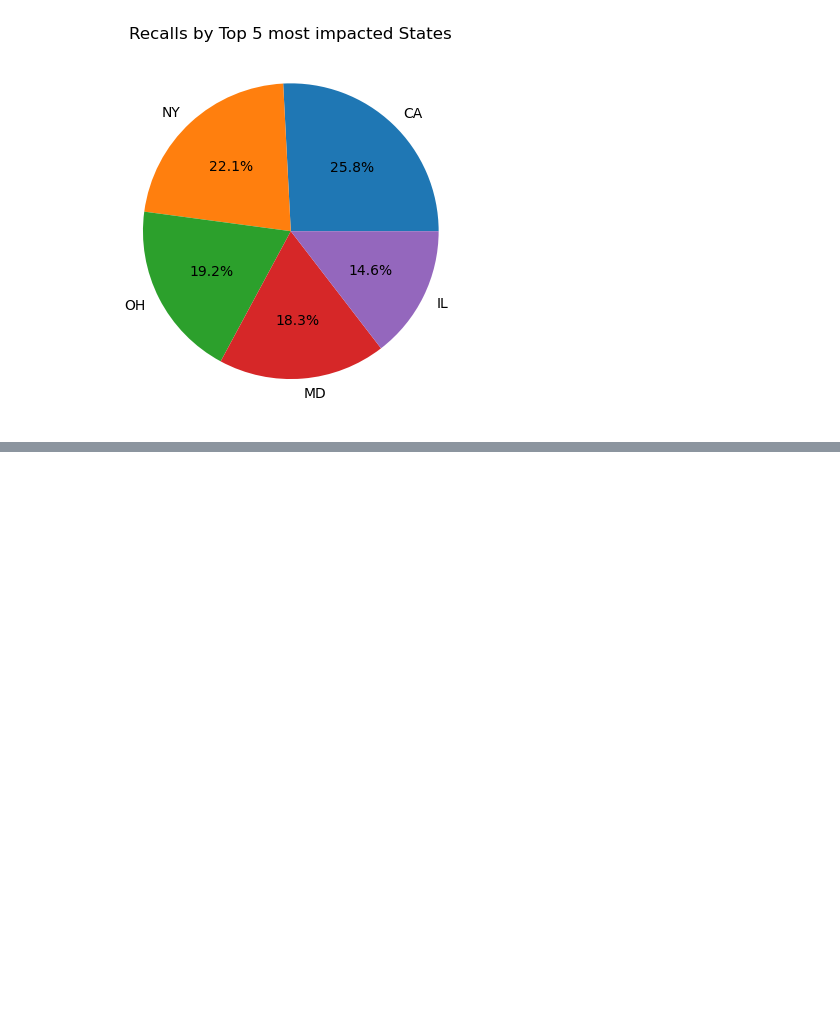
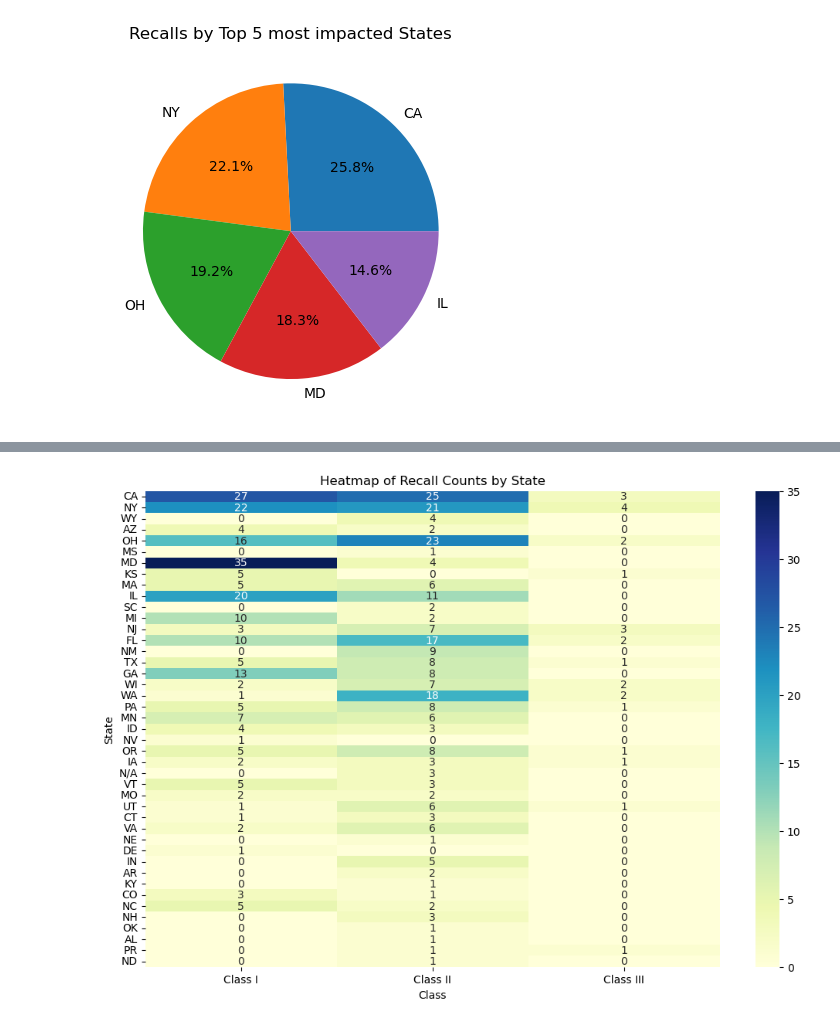
Before and after one commit to galvan0806/project_1_recalls, a Jupyter notebook: FDARecall_Joe.ipynb, the cells around one changed output, grey strips where cells are left out. Cells and saved outputs as stored; diff of their text form; code cells hidden in the pictures; blank space fills up the shorter version.

```diff
--- a/FDARecall_Joe.ipynb
+++ b/FDARecall_Joe.ipynb
@@ -146,0 +249,12 @@ plt.show()
+# %%
+import seaborn as sns
+
+# Create a heatmap
+plt.figure(figsize=(12, 8))
+sns.heatmap(class_counts_df.T, annot=True, cmap='YlGnBu', fmt='g')
+plt.title('Heatmap of Recall Counts by State')
+plt.xlabel('Class')
+plt.ylabel('State')
+plt.show()
+# %% [output]
+[figure, added]
```
Also changed, not shown: parts of 6 cells of this notebook.
